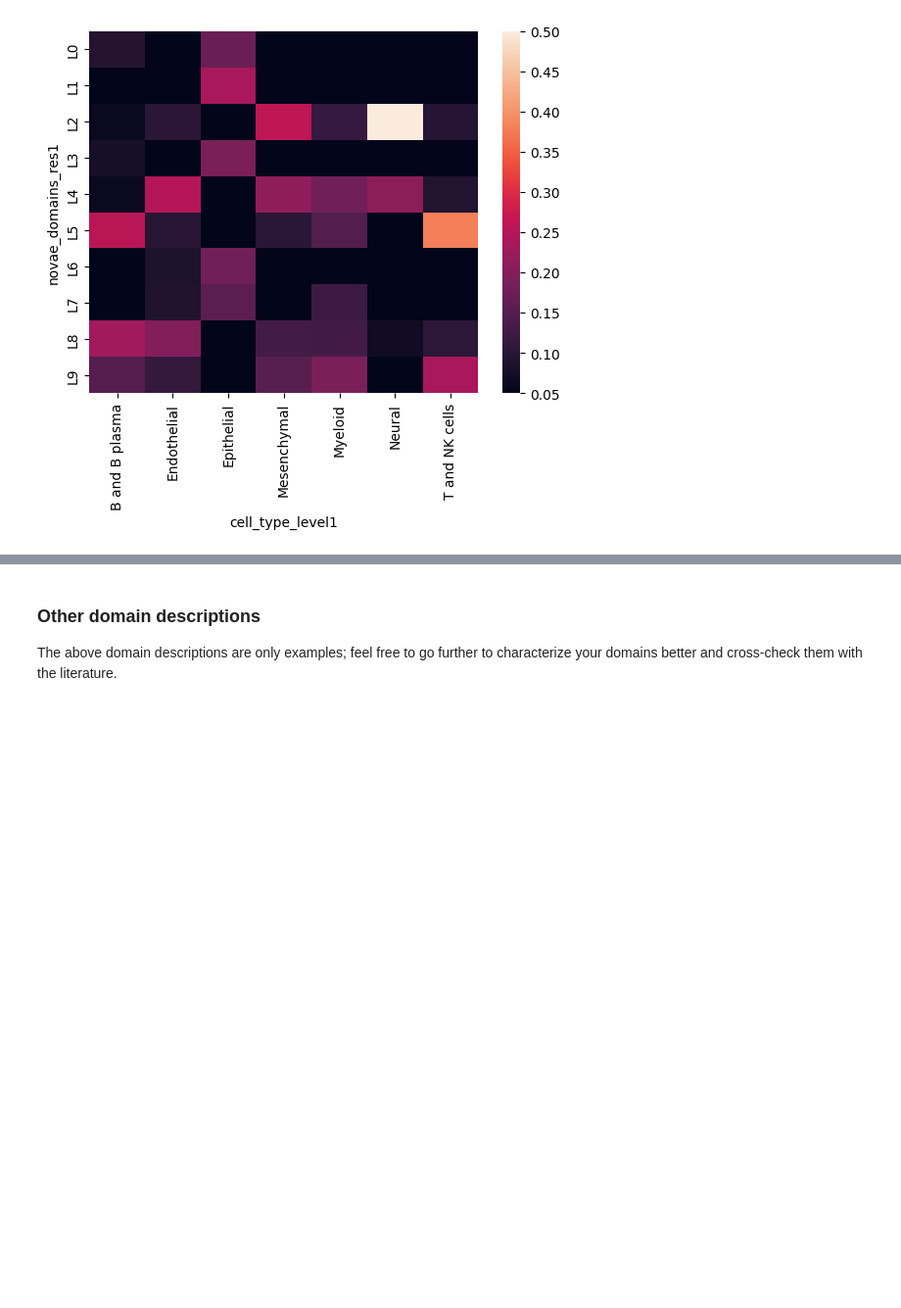
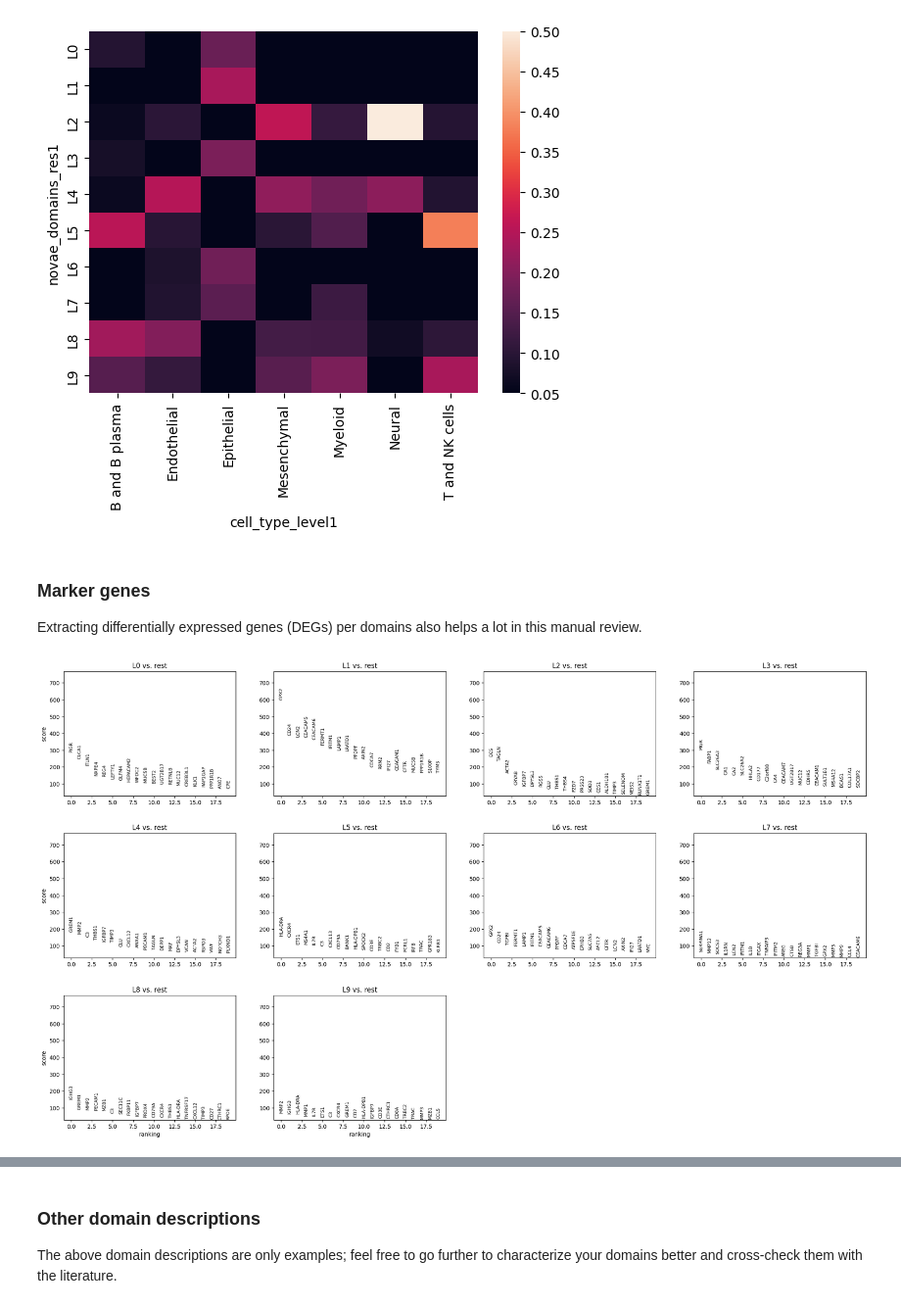
Before and after one commit to prism-oncology/novae, a Jupyter notebook: docs/tutorials/labeling.ipynb, the cells around one changed output, grey strips where cells are left out. Shown at 98% size. Saved outputs shown, nothing was run; the diff lists cells and outputs as text; code cells hidden in the pictures; blank space fills up the shorter version.

Commit message:
tuto ready for biological review

```diff
--- a/docs/tutorials/labeling.ipynb
+++ b/docs/tutorials/labeling.ipynb
@@ -158,3 +191,7 @@ sns.heatmap(df_props / df_props.sum(0), vmax=0.5, vmin=0.05)
 # %% [output]
 <Axes: xlabel='cell_type_level1', ylabel='novae_domains_res1'>
 [figure]
+# %% [markdown]
+### Marker genes
+
+Extracting differentially expressed genes (DEGs) per domains also helps a lot in this manual review.
@@ -160,0 +202,4 @@ sns.heatmap(df_props / df_props.sum(0), vmax=0.5, vmin=0.05)
+# %%
+sc.pl.rank_genes_groups(adata)
+# %% [output]
+[figure, added]
```
Also changed, not shown: parts of 15 cells of this notebook.
